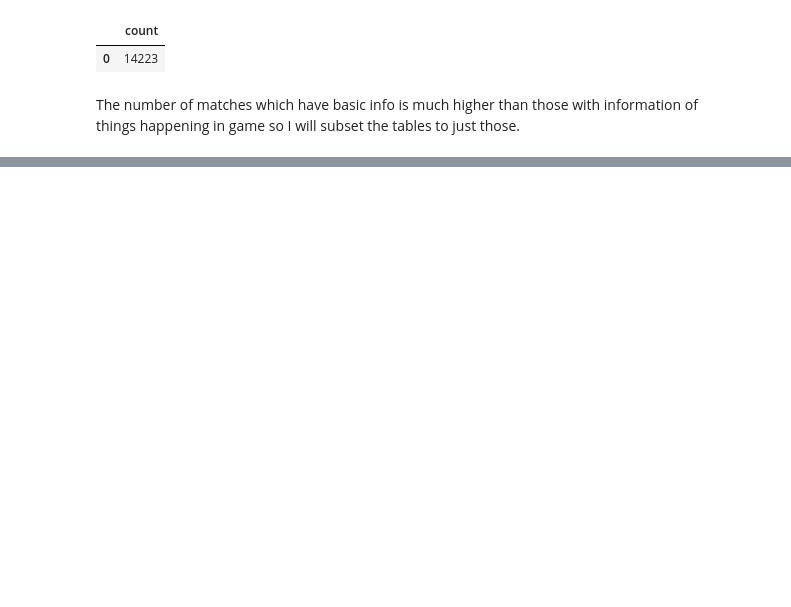
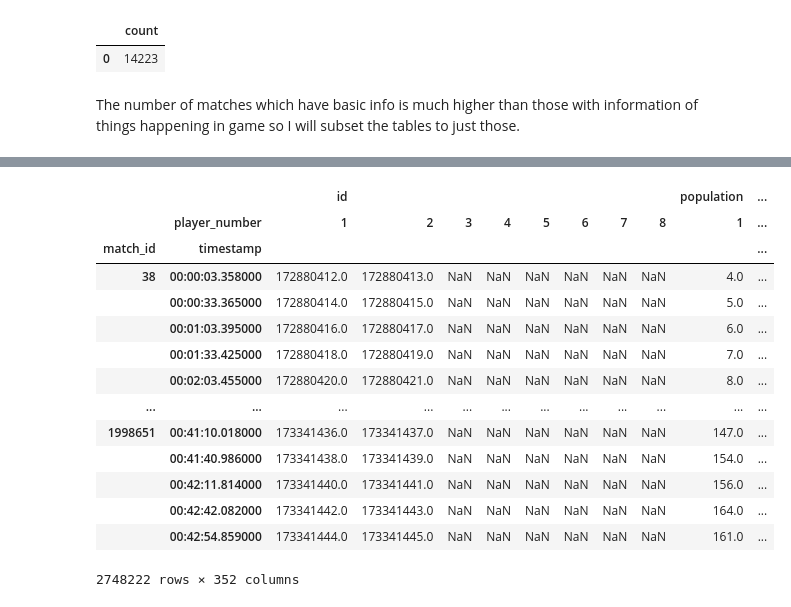
Before and after one commit to benbranchflower/aoepredict, a Jupyter notebook: EDA.ipynb, the cells around one changed output, grey strips where cells are left out. Drawn from its saved outputs; the diff is of its cells as text; code cells hidden in the pictures; blank space fills up the shorter version.

```diff
--- a/EDA.ipynb
+++ b/EDA.ipynb
@@ -130,0 +144,2 @@ df.shape
+# %%
+ts = dl.get_table("SELECT * FROM timeseries WHERE match_id IN (SELECT id FROM matches WHERE matches.map_name SIMILAR TO '%(Arabia|G\.? ?A)%')")
@@ -130,0 +182,21 @@ df.shape
+# %%
+ts = ts.drop_duplicates(subset=['match_id','timestamp','player_number']) # dropping a problematic duplicate
+ts = ts.set_index(['match_id','timestamp','player_number'])
+# %%
+ts.unstack()
+# %% [output]
+|  |  | id |  |  |  |  |  |  |  | population | ... |
+|  | player_number | 1 | 2 | 3 | 4 | 5 | 6 | 7 | 8 | 1 | ... |
+| match_id | timestamp |  |  |  |  |  |  |  |  |  | ... |
+| 38 | 00:00:03.358000 | 172880412.0 | 172880413.0 | NaN | NaN | NaN | NaN | NaN | NaN | 4.0 | ... |
+|  | 00:00:33.365000 | 172880414.0 | 172880415.0 | NaN | NaN | NaN | NaN | NaN | NaN | 5.0 | ... |
+|  | 00:01:03.395000 | 172880416.0 | 172880417.0 | NaN | NaN | NaN | NaN | NaN | NaN | 6.0 | ... |
+|  | 00:01:33.425000 | 172880418.0 | 172880419.0 | NaN | NaN | NaN | NaN | NaN | NaN | 7.0 | ... |
+|  | 00:02:03.455000 | 172880420.0 | 172880421.0 | NaN | NaN | NaN | NaN | NaN | NaN | 8.0 | ... |
+| ... | ... | ... | ... | ... | ... | ... | ... | ... | ... | ... | ... |
+| 1998651 | 00:41:10.018000 | 173341436.0 | 173341437.0 | NaN | NaN | NaN | NaN | NaN | NaN | 147.0 | ... |
+|  | 00:41:40.986000 | 173341438.0 | 173341439.0 | NaN | NaN | NaN | NaN | NaN | NaN | 154.0 | ... |
+|  | 00:42:11.814000 | 173341440.0 | 173341441.0 | NaN | NaN | NaN | NaN | NaN | NaN | 156.0 | ... |
+|  | 00:42:42.082000 | 173341442.0 | 173341443.0 | NaN | NaN | NaN | NaN | NaN | NaN | 164.0 | ... |
+|  | 00:42:54.859000 | 173341444.0 | 173341445.0 | NaN | NaN | NaN | NaN | NaN | NaN | 161.0 | ... |
+2748222 rows × 352 columns
```
Also changed, not shown: parts of 31 cells of this notebook.
